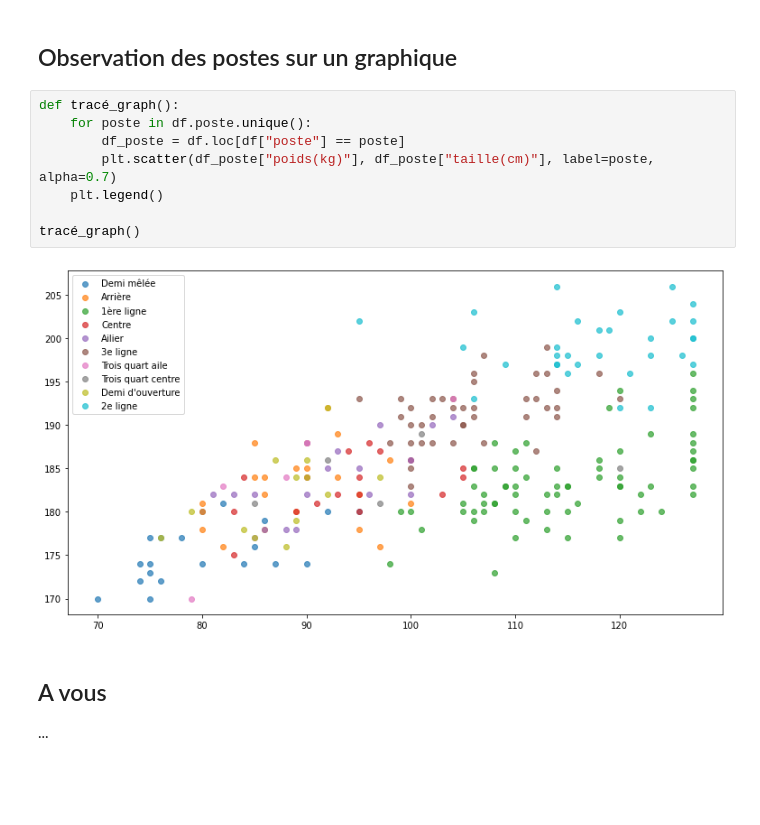
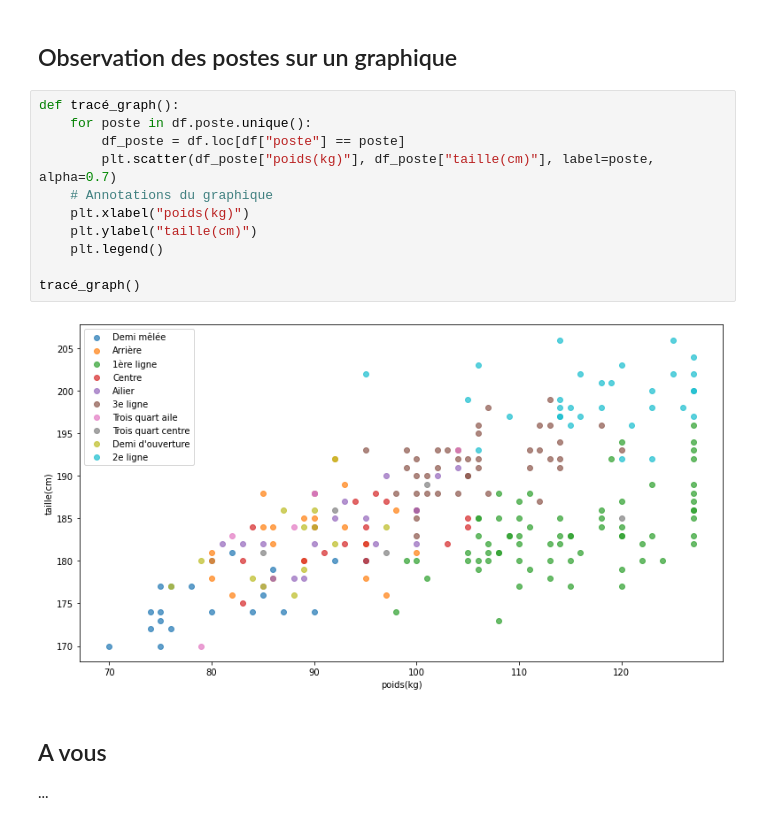
Before and after one commit to ananikomlan/k-plus-proches-voisins, a Jupyter notebook: top-14/top-14.ipynb, the cells around one changed output. Saved outputs shown, nothing was run; the diff lists cells and outputs as text; blank space fills up the shorter version.

```diff
--- a/top-14/top-14.ipynb
+++ b/top-14/top-14.ipynb
@@ -46,13 +46,16 @@ array(['Demi mêlée', 'Arrière', '1ère ligne', 'Centre', 'Ailier',
 # %%
 def tracé_graph():
     for poste in df.poste.unique():
         df_poste = df.loc[df["poste"] == poste]
         plt.scatter(df_poste["poids(kg)"], df_poste["taille(cm)"], label=poste, alpha=0.7)
+    # Annotations du graphique
+    plt.xlabel("poids(kg)")
+    plt.ylabel("taille(cm)")
     plt.legend()
 
 tracé_graph()
 # %% [output]
-[figure, old version]
+[figure, new version]
 # %% [markdown]
 ## A vous
 
```
Also changed, not shown: 1 other file.
